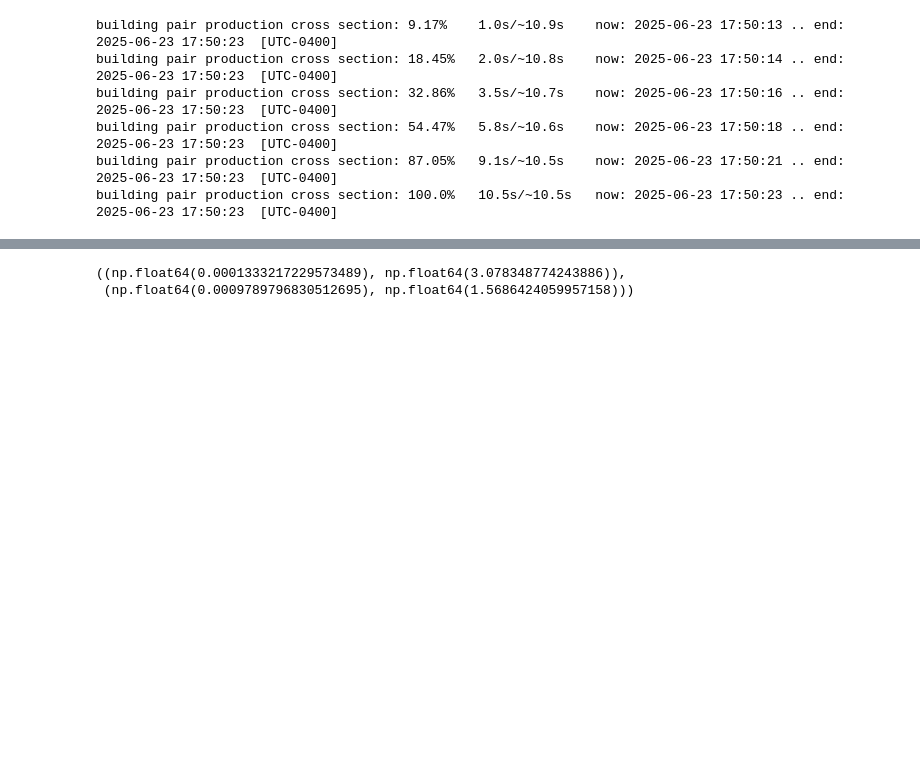
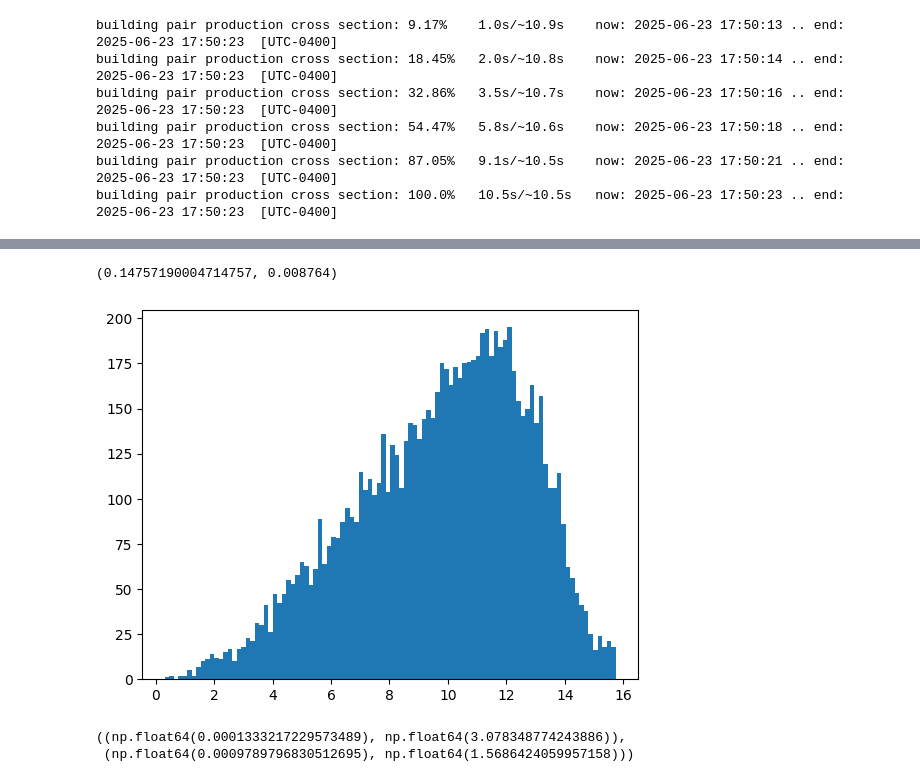
Before and after one commit to SciDev5/magnetic_recoil_spectrometer_tools, a Jupyter notebook: montecarlo_0.ipynb, the cells around one changed output, grey strips where cells are left out. Cells and saved outputs as stored; diff of their text form; code cells hidden in the pictures; blank space fills up the shorter version.

```diff
--- a/montecarlo_0.ipynb
+++ b/montecarlo_0.ipynb
@@ -683,3 +748,15 @@ Text(0, 0.5, 'electron energy /MeV')
+# %%
+tang = 0.025
+an, en = (
+    elec_angle[(elec_angle < tang) & (elec_energy > 0)],
+    elec_energy[(elec_angle < tang) & (elec_energy > 0)],
+)
+# plt.hist2d(an,en)
+plt.hist(en / MeV, bins=100)
+an.size / elec_angle.size, an.size / 1000_000
+# %% [output]
+(0.14757190004714757, 0.008764)
+[figure, added]
 # %%
 VVB = (np.array([x for x in VB for x in x]).flatten())
 VVC = (np.array([x for x in VC for x in x]).flatten())
```
Also changed, not shown: parts of 12 cells of this notebook, 2 other files.
